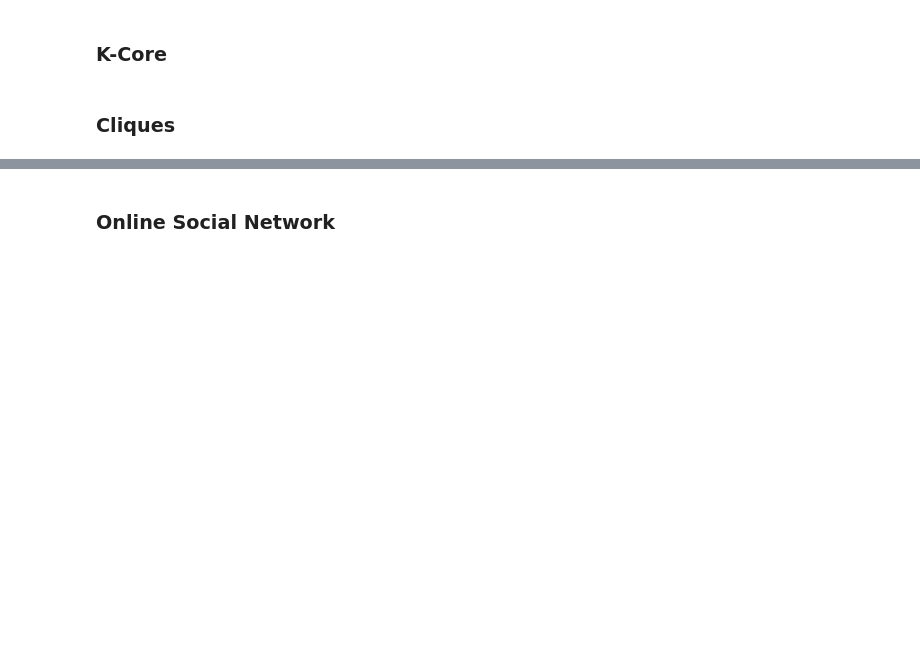
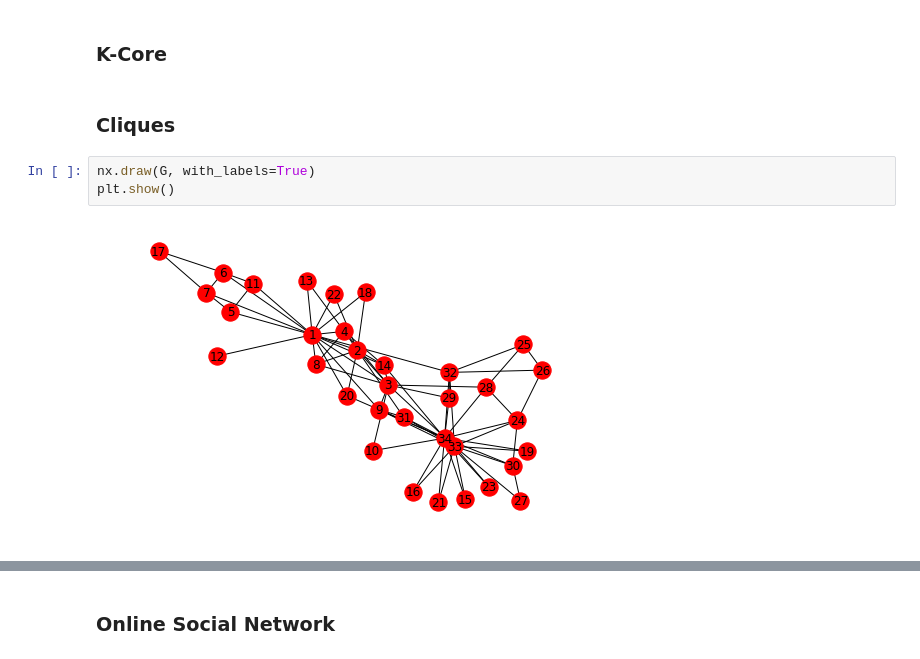
Before and after one commit to amiref/Workshop-NetworkScience-EPA-July2018-, a Jupyter notebook: networkScience.ipynb, the cells around one changed output, grey strips where cells are left out. Drawn from its saved outputs; the diff is of its cells as text; blank space fills up the shorter version.

```diff
--- a/networkScience.ipynb
+++ b/networkScience.ipynb
@@ -251,3 +251,8 @@ if condition:
 ### K-Core
 # %% [markdown]
 ### Cliques
+# %%
+nx.draw(G, with_labels=True)
+plt.show()
+# %% [output]
+[figure, added]
```
Also changed, not shown: parts of 3 cells of this notebook.
